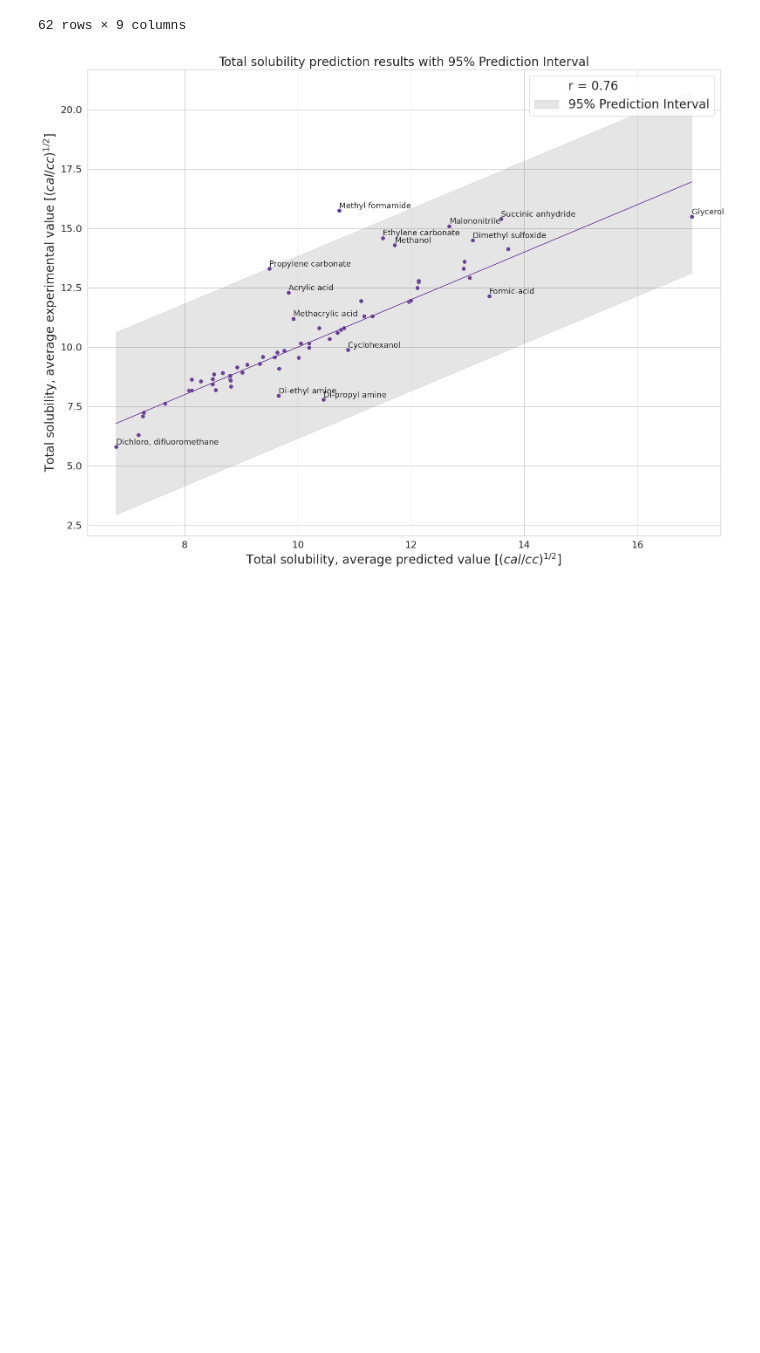
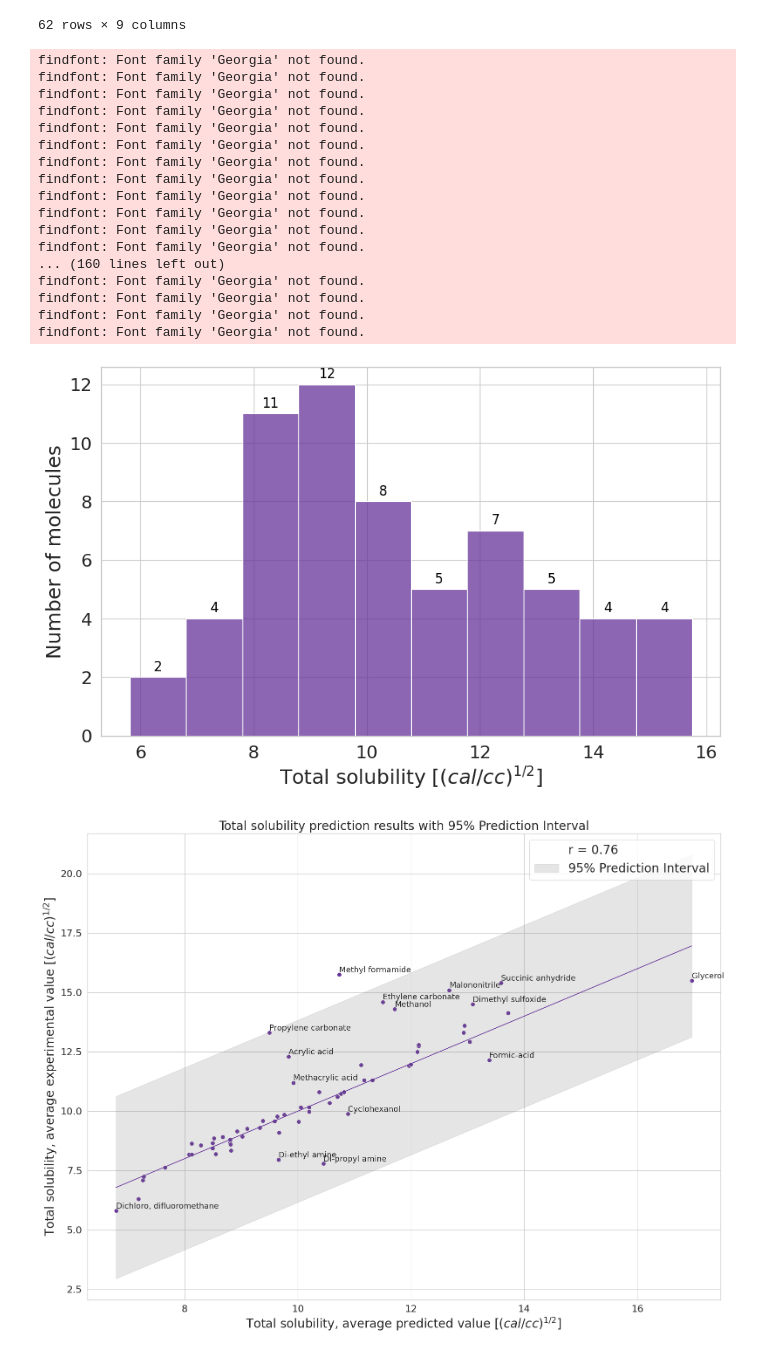
Before and after one commit to darjacvetkovic/HSP-predictions, a Jupyter notebook: plots.ipynb, the cells around one changed output. Cells and saved outputs as stored; diff of their text form; code cells hidden in the pictures; blank space fills up the shorter version.

```diff
--- a/plots.ipynb
+++ b/plots.ipynb
@@ -35,6 +35,49 @@ df.rename(columns={'avg.exp.value(cal/cc)1/2':'observed', 'PREDICTED SOL (cal/cc
 # %%
 df['diff'] = abs(df['predicted']-df['observed'])
 top_diff=df.sort_values(by='diff',ascending=False)[:15]['Name'].tolist()
+# %%
+fig,ax = plt.subplots(figsize=(10,6))
+
+t_hist = sns.histplot(df['observed'],bins=10,color='rebeccapurple')
+
+# Set x-axis and y-axis label font sizes
+label_fontsize = 18
+
+ax.set_xlabel(r'Total solubility [$(cal/cc)^{1/2}$]', fontsize=label_fontsize)
+ax.set_ylabel(r'Number of molecules', fontsize=label_fontsize)
+
+# Set tick label font sizes
+tick_label_fontsize = 16
+ax.tick_params(axis='both', which='major', labelsize=tick_label_fontsize)
+
+for rect in t_hist.patches:
+        height = rect.get_height()
+        ax.annotate(f'{int(height)}', xy=(rect.get_x() + rect.get_width() / 2, height),
+                    xytext=(0, 3),  # 3 points vertical offset
+                    textcoords="offset points",
+                    ha='center', va='bottom', fontsize=12, color='black')
+
+fig.savefig('figs/42_T_histograms.pdf',dpi=300)
+fig.savefig('figs/42_T_histograms.png',dpi=300)
+# %% [output]
+findfont: Font family 'Georgia' not found.
+findfont: Font family 'Georgia' not found.
+findfont: Font family 'Georgia' not found.
+findfont: Font family 'Georgia' not found.
+findfont: Font family 'Georgia' not found.
+findfont: Font family 'Georgia' not found.
+findfont: Font family 'Georgia' not found.
+findfont: Font family 'Georgia' not found.
+findfont: Font family 'Georgia' not found.
+findfont: Font family 'Georgia' not found.
+findfont: Font family 'Georgia' not found.
+findfont: Font family 'Georgia' not found.
+... (160 lines left out)
+findfont: Font family 'Georgia' not found.
+findfont: Font family 'Georgia' not found.
+findfont: Font family 'Georgia' not found.
+findfont: Font family 'Georgia' not found.
+[figure, added]
 # %%
 df = df.sort_values(by='predicted')  # Sort the DataFrame by 'predicted'
 
```
Also changed, not shown: parts of 2 cells of this notebook, 26 other files.
